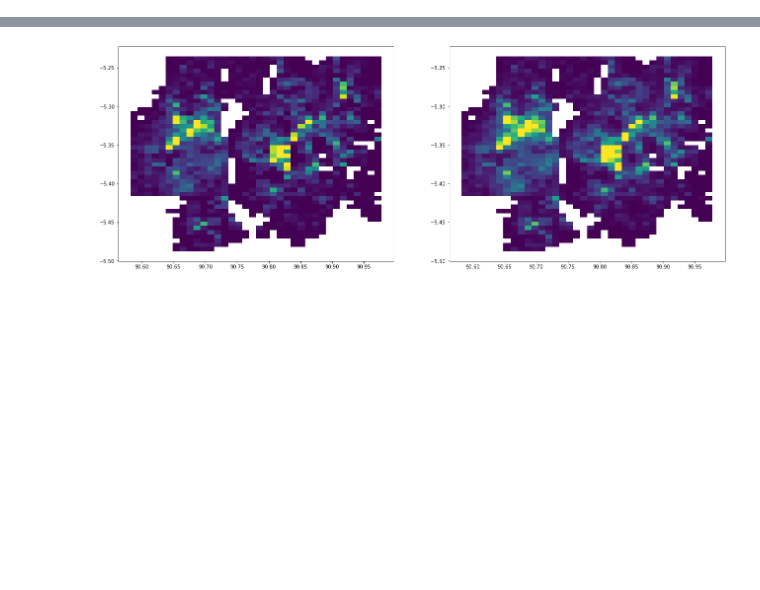
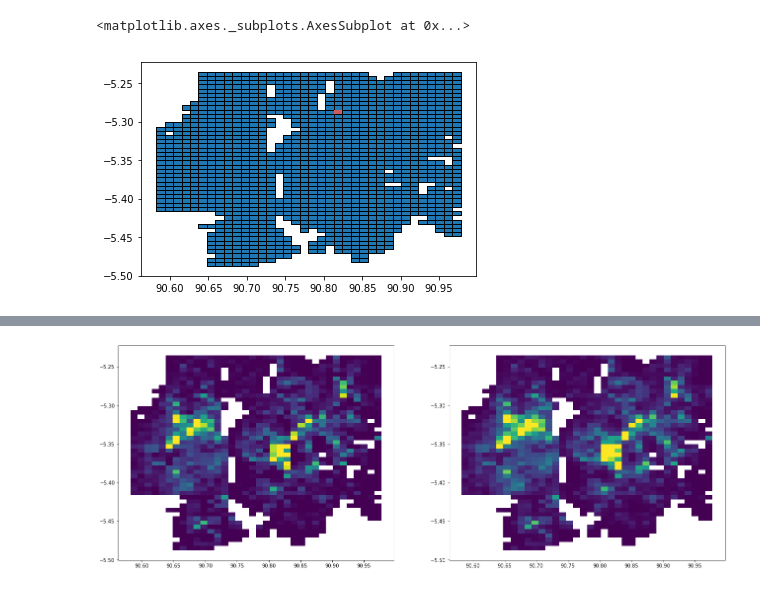
Before and after one commit to ywnch/ride-demand-forecast, a Jupyter notebook: explore_spatial_lag.ipynb, the cells around one changed output, grey strips where cells are left out. Cells and saved outputs as stored; diff of their text form; code cells hidden in the pictures; blank space fills up the shorter version.

```diff
--- a/explore_spatial_lag.ipynb
+++ b/explore_spatial_lag.ipynb
@@ -0,0 +6,8 @@
+# %%
+from rdforecast import datasets
+
+path = './input/'
+data = datasets.load_training_data()
+print('TAZ:', len(data['geohash6'].unique()))
+data = datasets.convert_datetime(data)
+data.head()
@@ -0,0 +29,20 @@
+# %%
+from shapely.geometry import Polygon
+def geohash_to_polygon(hashcode):
+    box = geohash.bbox(hashcode)
+    vertices = [(box['w'], box['n']),
+                (box['e'], box['n']),
+                (box['e'], box['s']),
+                (box['w'], box['s'])]
+    return Polygon(vertices)
+# %%
+tazs = list(data['geohash6'].unique())
+geometry = [geohash_to_polygon(taz) for taz in tazs]
+shp = gpd.GeoDataFrame({'geohash6': tazs}, geometry=geometry)
+shp.crs = {'init': 'epsg:4326'}
+
+# assertion
+a = shp[shp['geohash6'] == 'qp03wc']['geometry'].values[0]
+b = np.array([a.intersects(shp[shp['geohash6'] == gh]['geometry'].values[0])
+              for gh in geohash.neighbors('qp03wc')])
+assert sum(b == False) == 0
@@ -1,2 +68,10 @@
+# %%
+# shp['value'] = np.random.randn(len(shp))
+# shp.plot(linewidth=1, edgecolor='black', column='value', cmap='viridis')
+ax = shp.plot(linewidth=1, edgecolor='black')
+shp[shp['geohash6'] == 'qp09ft'].plot(ax=ax, color='indianred')
+# %% [output]
+<matplotlib.axes._subplots.AxesSubplot at 0x...>
+[figure, added]
 # %%
 import pysal as ps
```
Also changed, not shown: parts of 19 cells of this notebook, 1 other file.
